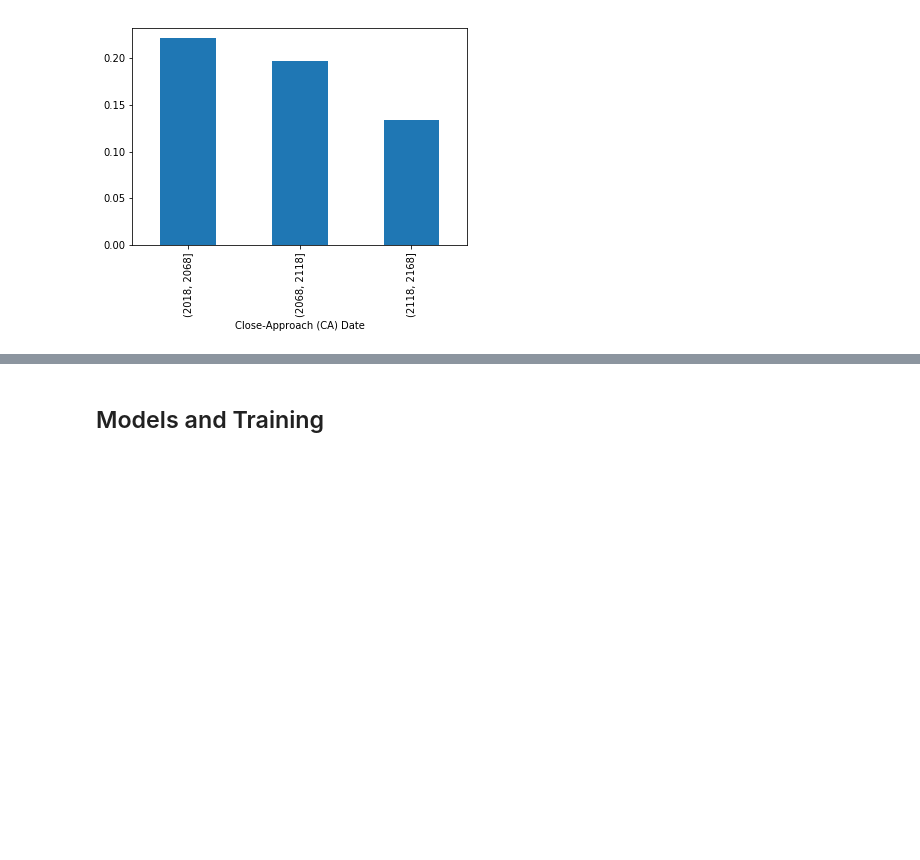
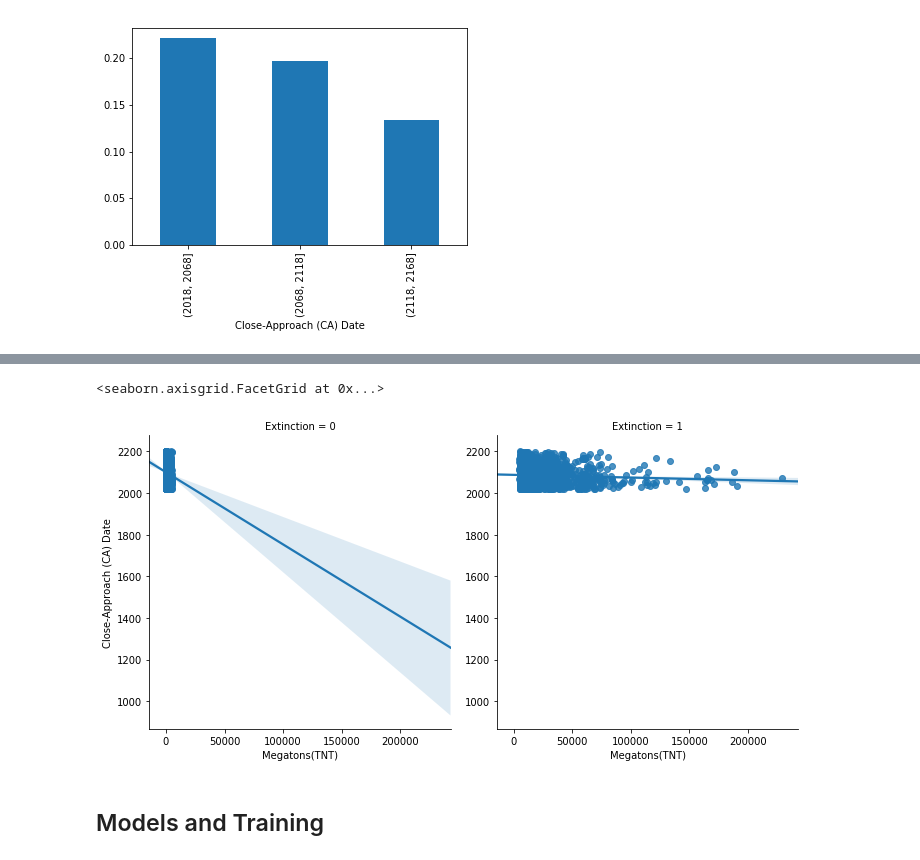
Before and after one commit to Doncurt/DS-final-proj, a Jupyter notebook: notebooks/Initial Exploration.ipynb, the cells around one changed output, grey strips where cells are left out. Cells and saved outputs as stored; diff of their text form; code cells hidden in the pictures; blank space fills up the shorter version.

```diff
--- a/notebooks/Initial Exploration.ipynb
+++ b/notebooks/Initial Exploration.ipynb
@@ -250,6 +230,12 @@ sns.countplot(y=df['Close-Approach (CA) Date'], hue=df['Damage'], orient='v');
 #right click to open on a
 # %% [output]
 [figure]
+# %%
+
+sns.lmplot(x='Megatons(TNT)', y='Close-Approach (CA) Date',col="Extinction",data=df)
+# %% [output]
+<seaborn.axisgrid.FacetGrid at 0x...>
+[figure, added]
 # %% [markdown]
 ## Models and Training
 # %% [markdown]
```
Also changed, not shown: parts of 13 cells of this notebook.
